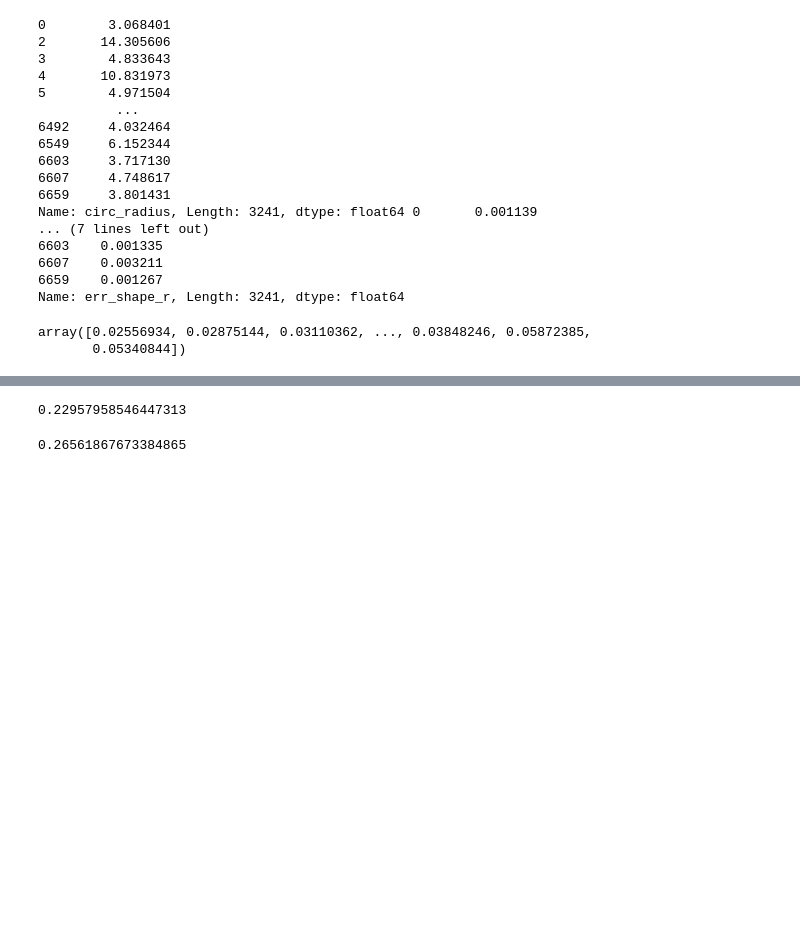
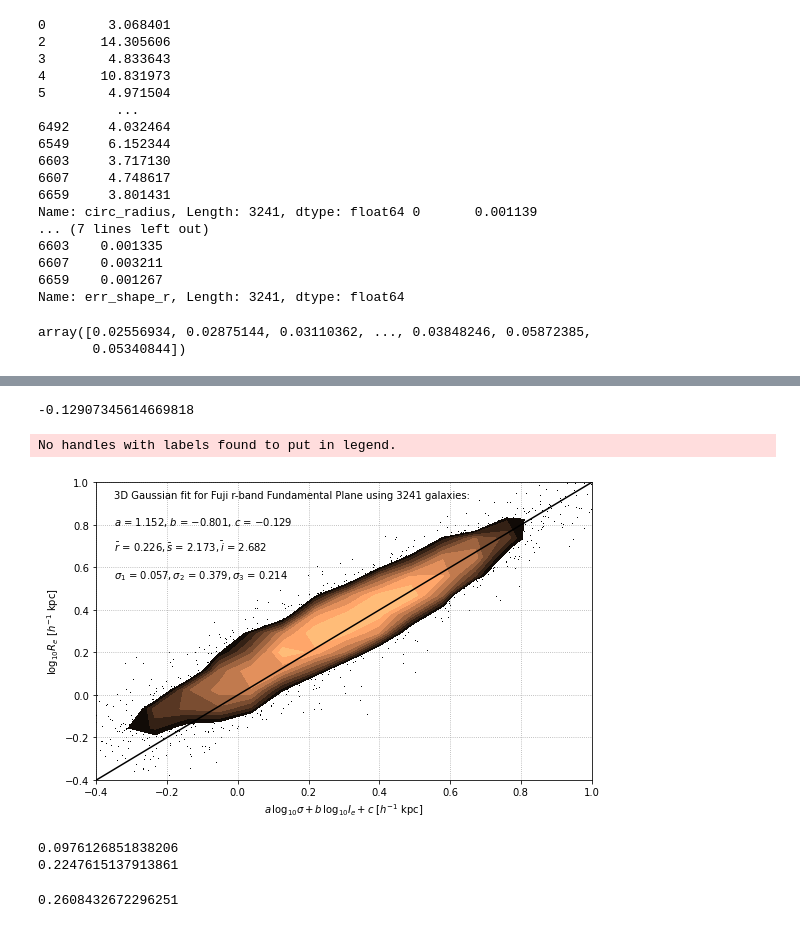
Before and after one commit to KSaid-1/DESI_fuji_FP, a Jupyter notebook: FP_sample.ipynb, the cells around one changed output, grey strips where cells are left out. Cells and saved outputs as stored; diff of their text form; code cells hidden in the pictures; blank space fills up the shorter version.

```diff
--- a/FP_sample.ipynb
+++ b/FP_sample.ipynb
@@ -298,13 +329,47 @@ No handles with labels found to put in legend.
-# %%
-sigma_int = sigma1*np.sqrt(1.+a**2+b**2)
-print (np.log(10)*sigma_int)
-# %% [output]
-0.22957958546447313
-# %%
-d_photo = np.sqrt(np.median(di)**2+np.median(dr)**2)
-#print (d_photo)
-sigma_r = np.sqrt((a*np.median(ds))**2 + d_photo**2 + (np.log(10)*sigma_int)**2)
-print (sigma_r)
-#print (np.mean(ds))
-# %% [output]
-0.26561867673384865
+# %%
+a = 1.15193454; b = -0.80122543
+mean_r = 0.22581434; mean_s = 2.1734096; mean_i = 2.68181427
+sigma1 = 0.05665097; sigma2 = 0.37865873; sigma3 = 0.21446484
+c = mean_r - a*mean_s - b*mean_i
+c
+# %% [output]
+-0.12907345614669818
+# %%
+XFP_F_desi = (a*s_desi)+(b*i_desi)+c
+# %%
+xfit = np.linspace(-0.5, 1.0)
+sfit = np.linspace(1.5,3.0)
+ifit = np.linspace(0.8,4.5)
+fig, ax = plt.subplots(figsize=(8, 5))
+ax.set_xlim(-0.4,1.0)
+ax.set_ylim(-0.4,1.0)
+scatter_contour(XFP_F_desi, r_desi, threshold=25, log_counts=True, ax=ax,
+                histogram2d_args=dict(bins=25),
+                plot_args=dict(marker=',', linestyle='none', color='black'),
+                contour_args=dict(cmap=plt.cm.copper))
+ax.plot(xfit,xfit,c='black')#,label='FP parameters (Said et al. 2020)')
+#ax.plot(xfit, (1.32696*sfit) - (0.785787*ifit) - 0.467, '-r',label='3D Gaussian')
+ax.text(-0.35,1.125-0.2,"3D Gaussian fit for Fuji r-band Fundamental Plane using "+str(len(r_desi))+" galaxies:")
+ax.text(-0.35,1.0-0.2, r'$a$ = '+'${0:.3f}$'.format(a)+', $b$ = '+'${0:.3f}$'.format(b)+', $c$ = '+'${0:.3f}$'.format(c))
+ax.text(-0.35,0.875-0.2, r'$\bar r$ = '+'${0:.3f}$'.format(mean_r)+r'$, \bar s$ = '+'{0:.3f}'.format(mean_s)+r'$, \bar i$ = '+'{0:.3f}'.format(mean_i))
+ax.text(-0.35,0.75-0.2, r'$\sigma_1$ = '+'${0:.3f}$'.format(sigma1)+r'$, \sigma_2$ = '+'{0:.3f}'.format(sigma2)+r'$, \sigma_3$ = '+'{0:.3f}'.format(sigma3))
+ax.set_xlabel(r'$a \/\log_{10} \sigma + b\/ \log_{10} I_e + c$ [$h^{-1}$ kpc]')
+ax.set_ylabel(r'$\log_{10} R_e$ [$h^{-1}$ kpc]')
+#plt.xticks(color='w')
+#plt.yticks(color='w')
+plt.legend(framealpha=0.0)
+ax.grid(b=True, which='both', color='0.65',linestyle=':')
+plt.tight_layout()
+plt.savefig('FP_fuji.png', transparent=True)
+plt.savefig('FP_fuji.pdf')
+plt.show()
+# %% [output]
+No handles with labels found to put in legend.
+[figure, added]
+# %%
+sigma_int = sigma1*np.sqrt(1.+a**2+b**2)
+print (sigma_int)
+print (np.log(10)*sigma_int)
+# %% [output]
+0.0976126851838206
+0.2247615137913861
@@ -310,0 +380,8 @@ print (sigma_r)
+# %%
+d_photo = np.sqrt(np.median(di)**2+np.median(dr)**2)
+#print (d_photo)
+sigma_r = np.sqrt((a*np.median(ds))**2 + d_photo**2 + (np.log(10)*sigma_int)**2)
+print (sigma_r)
+#print (np.mean(ds))
+# %% [output]
+0.2608432672296251
```
Also changed, not shown: parts of 20 cells of this notebook.
